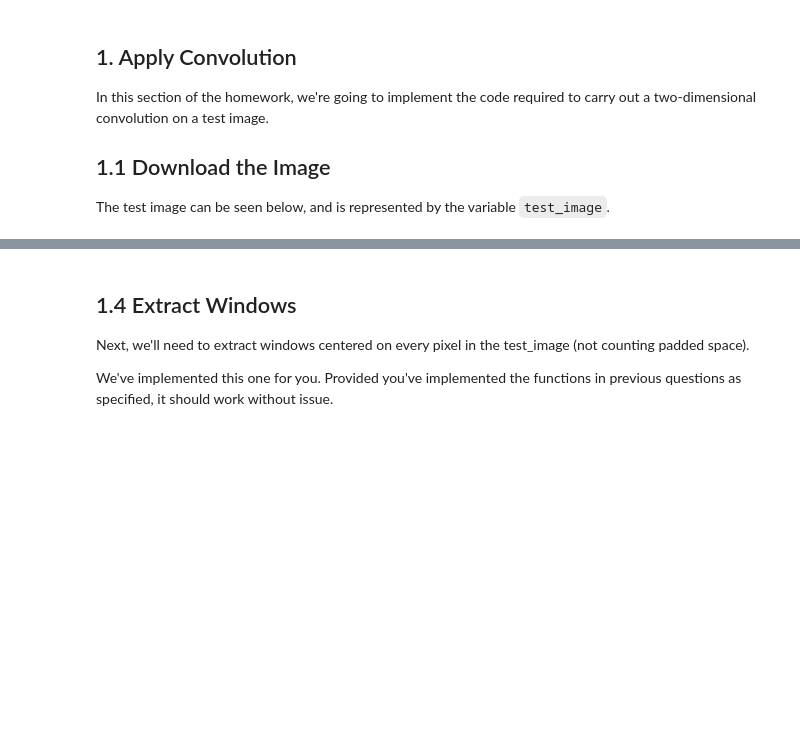
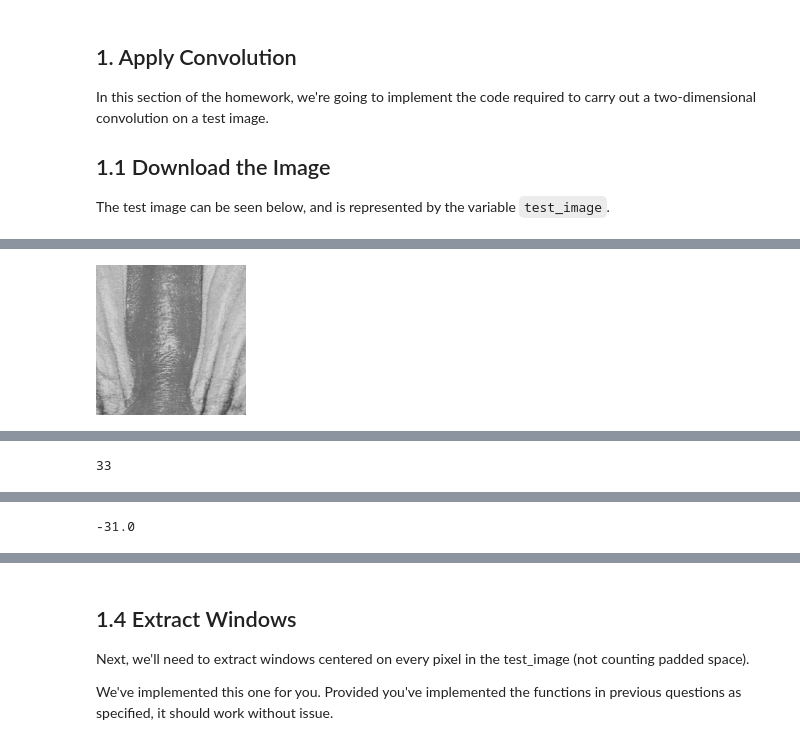
Before and after one commit to mlej8/ECSE552, a Jupyter notebook: A4/H4.ipynb, the cells around one changed output, grey strips where cells are left out. Drawn from its saved outputs; the diff is of its cells as text; code cells hidden in the pictures; blank space fills up the shorter version.

```diff
--- a/A4/H4.ipynb
+++ b/A4/H4.ipynb
@@ -48,29 +50,31 @@ Below is an example of what the output of `extract_window(test_image, 256, 256,
 # %%
 def extract_window(image: Image, x: int, y: int, size: int) -> Image:
   """
   Extracts a square window of size w centered at the point (x,y) from image.
   :param image: The image from which to extract a window
   :param x: The x-coordinate of the point at the center of the window.
   :param y: The y-coordinate of the point at the center of the window.
   :param size: The width and height of the window.
 
   By the PIL coordinate system, we go by the corners of the pixels, therefore there is no true center if window is odd number of pixels
   """
   # left half of window
-  left_h = bottom_v = math.floor(size/2)
+  left_width = bottom_height = math.floor(size/2)
 
   # right half of window should be larger
-  right_h = top_v = math.ceil(size/2)
+  right_width = top_height = math.ceil(size/2)
 
   # finding the left top corner indices as for PIL coordinate system
-  origin_x, origin_y = x - left_h, y - top_v
+  origin_x, origin_y = x - left_width, y - top_height
 
   # define box coordinate: the first two values of the box tuple specify the upper left starting position of the crop box. The third and fourth values specify the distance in pixels from this starting position towards the right and bottom direction, respectively.
   box = (origin_x, origin_y, origin_x + size, origin_y + size)
 
   return image.crop(box)
 
 extract_window(test_image, 256, 256, 150)
+# %% [output]
+[figure, added]
 # %% [markdown]
 ## 1.3 Convolving the Window
 
@@ -122,6 +126,8 @@ k = np.array([[1,0,-1],
               [2,0,-2],
               [1,0,-1]])
 conv_window(w, k)
+# %% [output]
+33
 # %% [markdown]
 ## 1.4 Dilated Convolution
 
@@ -176,7 +182,7 @@ def dilation_conv_window(window: Image, kernel: np.array, dilation_factor: int)
       # fill dilated row with values of corresponding row of the kernel
       arr[dilated_idx] = kernel[j]
 
-  # transform window into numpy
+  # transform window into numpy array
   window = np.asarray(window)
 
   # element-wise matrix multiplication between dilated kernel and window
@@ -189,6 +195,8 @@ k = np.array([[1,0,-1],
               [2,0,-2],
               [1,0,-1]])
 dilation_conv_window(w, k, 2)
+# %% [output]
+-31.0
 # %% [markdown]
 ## 1.3 Padding the Image
 
```
Also changed, not shown: parts of 4 cells of this notebook.
